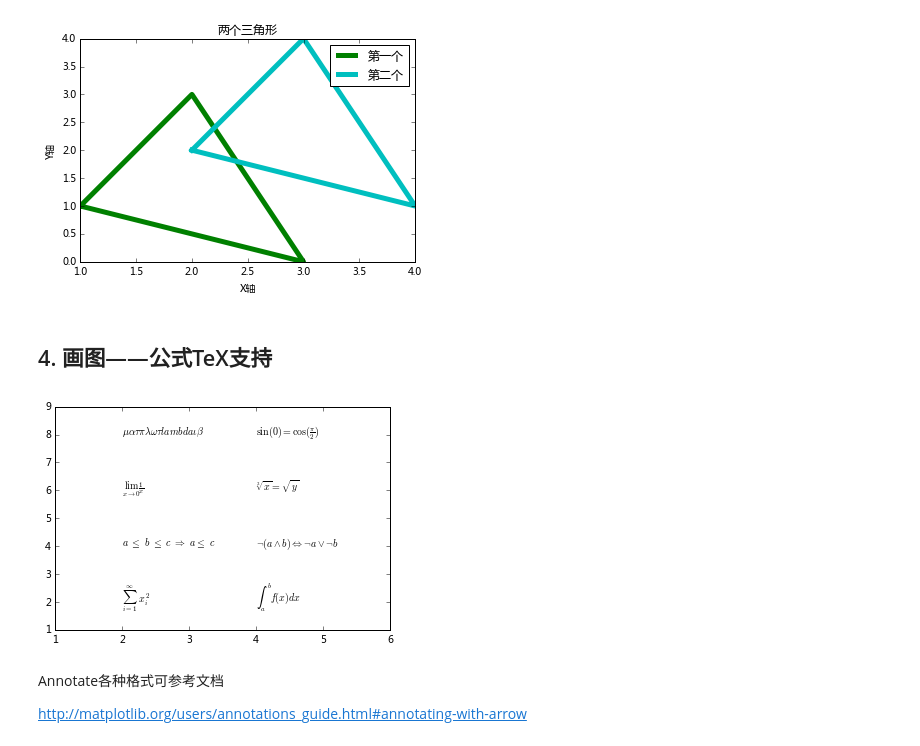
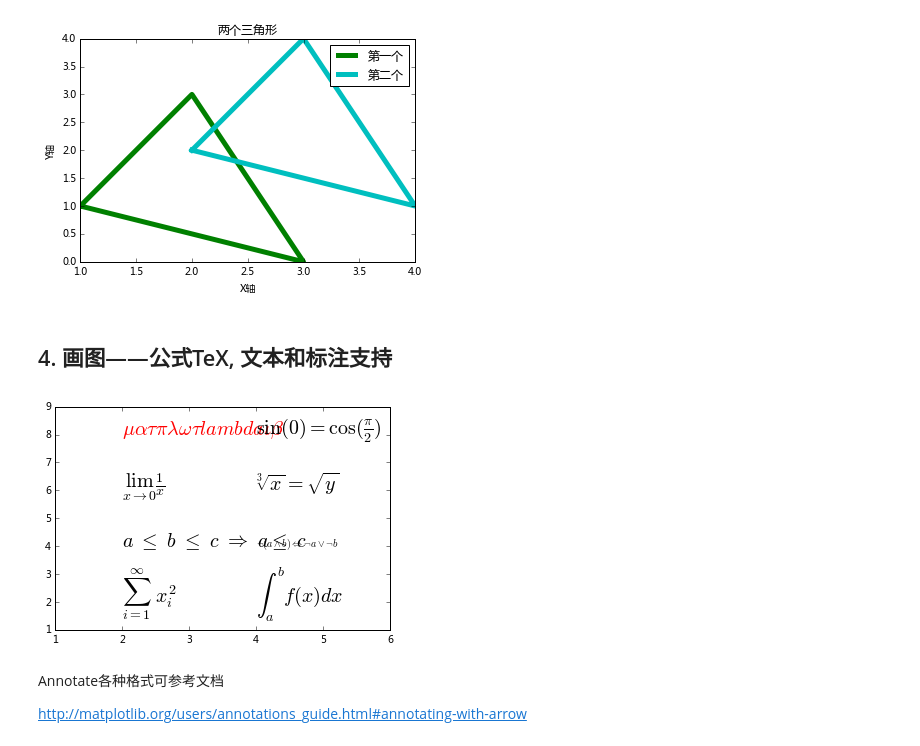
Before and after one commit to heibanke/math, a Jupyter notebook: matplotlib_0.ipynb, the cells around one changed output. Cells and saved outputs as stored; diff of their text form; code cells hidden in the pictures.

```diff
--- a/matplotlib_0.ipynb
+++ b/matplotlib_0.ipynb
@@ -106,27 +111,27 @@ plt.show()
 # %% [output]
 [figure]
 # %% [markdown]
-## 4. 画图——公式TeX支持
+## 4. 画图——公式TeX, 文本和标注支持
 # %%
 import matplotlib.pyplot as plt
-fig = plt.figure()
+fig = plt.figure() #figsize=(10,6)
 ax= fig.add_subplot(111)
 ax.set_xlim([1, 6]);
 ax.set_ylim([1, 9]);
-ax.text(2, 8, r"$ \mu \alpha \tau \pi \lambda \omega \tau \
-    lambda \iota \beta $");
-ax.text(2, 6, r"$ \lim_{x \rightarrow 0} \frac{1}{x} $");
+ax.text(2, 8,  r"$ \mu \alpha \tau \pi \lambda \omega \tau \
+    lambda \iota \beta $",color='r',fontsize=20);
+ax.text(2, 6, r"$ \lim_{x \rightarrow 0} \frac{1}{x} $",fontsize=20);
 ax.text(2, 4, r"$ a \ \leq \ b \ \leq \ c \ \Rightarrow \ a \
-    \leq \ c$");
-ax.text(2, 2, r"$ \sum_{i=1}^{\infty}\ x_i^2$");
-ax.text(4, 8, r"$ \sin(0) = \cos(\frac{\pi}{2})$");
-ax.text(4, 6, r"$ \sqrt[3]{x} = \sqrt{y}$");
+    \leq \ c$",fontsize=20);
+ax.text(2, 2, r"$ \sum_{i=1}^{\infty}\ x_i^2$",fontsize=20);
+ax.text(4, 8, r"$ \sin(0) = \cos(\frac{\pi}{2})$",fontsize=20);
+ax.text(4, 6, r"$ \sqrt[3]{x} = \sqrt{y}$",fontsize=20);
 ax.text(4, 4, r"$ \neg (a \wedge b) \Leftrightarrow \neg a \
     \vee \neg b$");
-ax.text(4, 2, r"$ \int_a^b f(x)dx$");
+ax.text(4, 2, r"$ \int_a^b f(x)dx$",fontsize=20);
 plt.show()
 # %% [output]
-[figure, old version]
+[figure, new version]
 # %% [markdown]
 Annotate各种格式可参考文档
 
```
Also changed, not shown: parts of 5 cells of this notebook.
